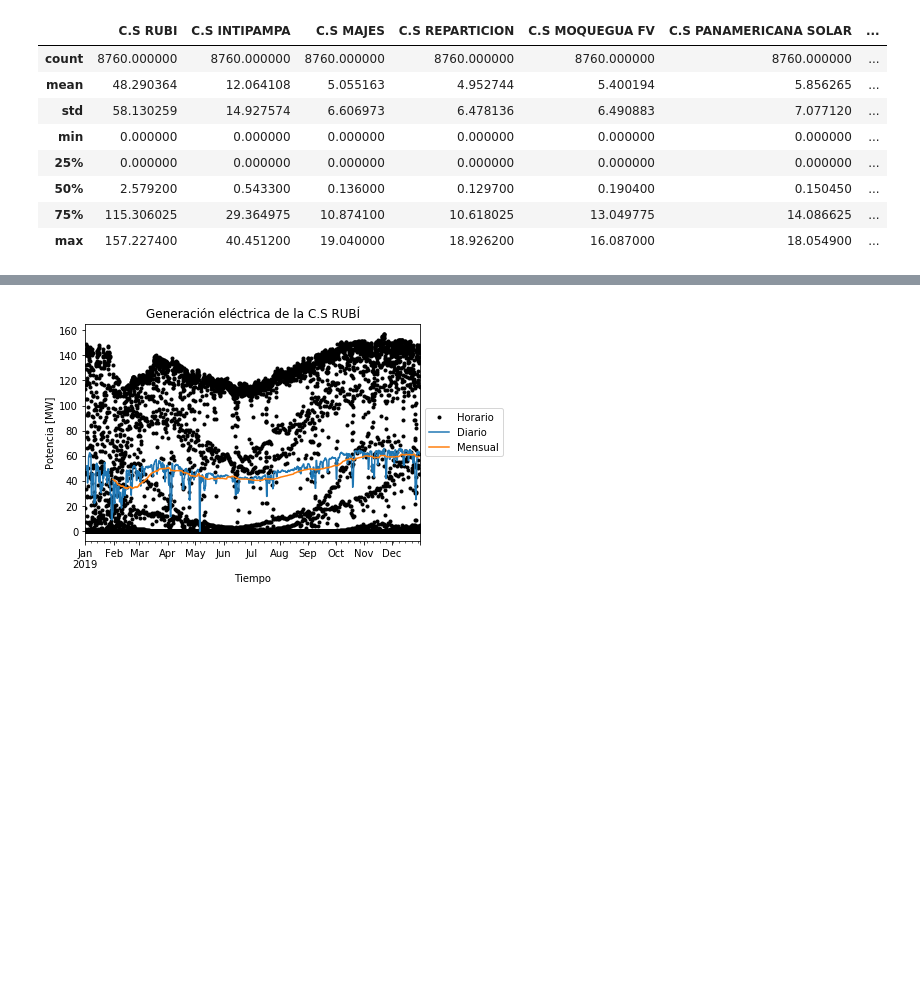
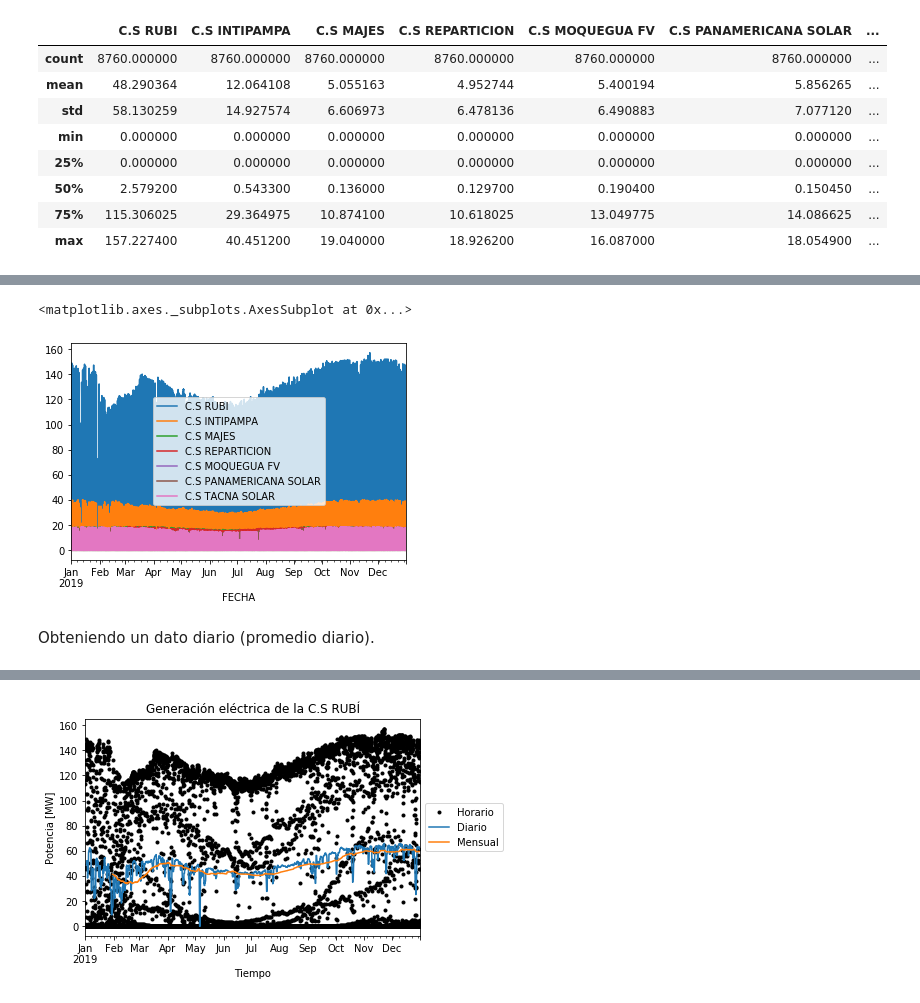
Before and after one commit to KevinAQM/RenewableEnergyPeru2019, a Jupyter notebook: Solar PV Peru 2019.ipynb, the cells around one changed output, grey strips where cells are left out. Drawn from its saved outputs; the diff is of its cells as text; code cells hidden in the pictures; blank space fills up the shorter version.

```diff
--- a/Solar PV Peru 2019.ipynb
+++ b/Solar PV Peru 2019.ipynb
@@ -112,0 +139,7 @@ production.describe()
+# %%
+production.plot()
+# %% [output]
+<matplotlib.axes._subplots.AxesSubplot at 0x...>
+[figure, added]
+# %% [markdown]
+Obteniendo un dato diario (promedio diario).
```
Also changed, not shown: parts of 32 cells of this notebook.
